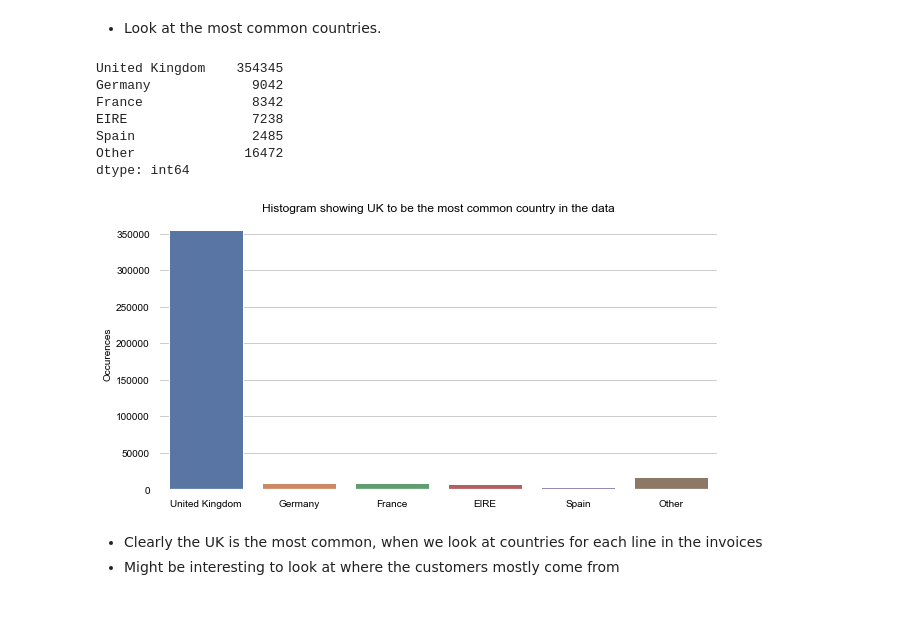
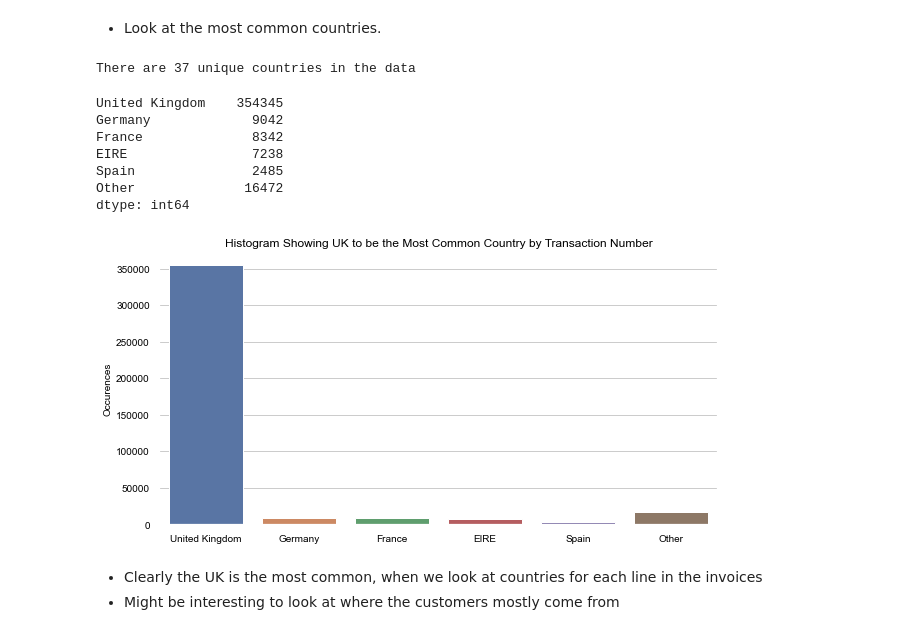
Before and after one commit to AdamBlomfield/customer_segmentation_via_cluster_analysis, a Jupyter notebook: notebooks/02_Data_Exploration.ipynb, the cells around one changed output. Saved outputs shown, nothing was run; the diff lists cells and outputs as text; code cells hidden in the pictures.

```diff
--- a/notebooks/02_Data_Exploration.ipynb
+++ b/notebooks/02_Data_Exploration.ipynb
@@ -137,0 +199,3 @@ Dropped 135080 rows with no value in "CustomerID"
+# %%
+print('We decide to drop {} duplicated rows'.format(df.duplicated().sum()))
+df.drop_duplicates(inplace = True)
@@ -330,4 +447,8 @@ set(custid_len)
 ## Country
 # %% [markdown]
 * Look at the most common countries.
+# %%
+print('There are {} unique countries in the data'.format(df['Country'].nunique()))
+# %% [output]
+There are 37 unique countries in the data
 # %%
@@ -349,9 +470,9 @@ dtype: int64
 # %%
 ax = sns.barplot(x=df_country_top5.index, y=df_country_top5)
 
-ax.set(title='Histogram showing UK to be the most common country in the data', ylabel = 'Occurences');
+ax.set(title='Histogram Showing UK to be the Most Common Country by Transaction Number', ylabel = 'Occurences');
 # %% [output]
-[figure, old version]
+[figure, new version]
 # %% [markdown]
 * Clearly the UK is the most common, when we look at countries for each line in the invoices
 * Might be interesting to look at where the customers mostly come from
```
Also changed, not shown: parts of 33 cells of this notebook, 5 other files.
